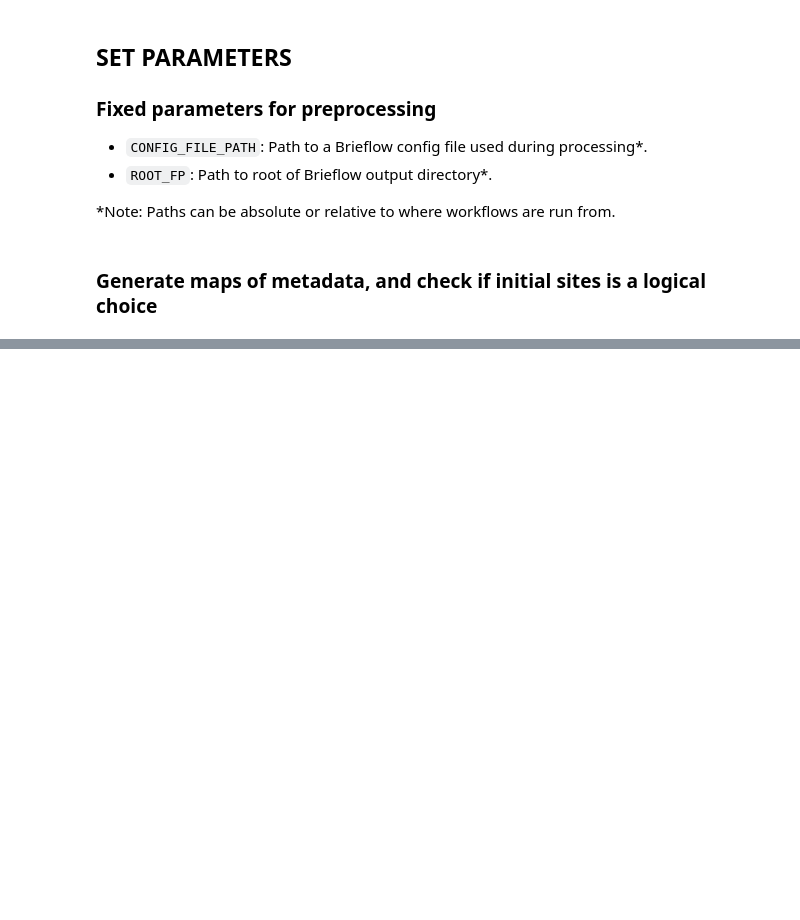
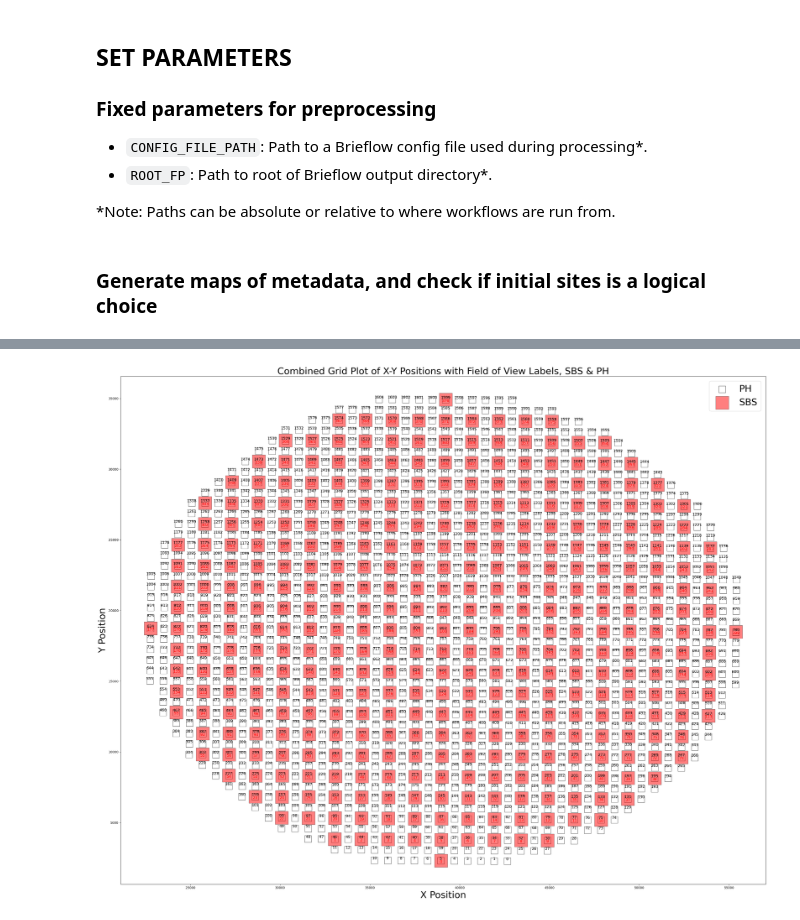
Before and after one commit to cheeseman-lab/brieflow, a Jupyter notebook: example_analysis/5.configure_merge_params.ipynb, the cells around one changed output, grey strips where cells are left out. Saved outputs shown, nothing was run; the diff lists cells and outputs as text; code cells hidden in the pictures; blank space fills up the shorter version.

```diff
--- a/example_analysis/5.configure_merge_params.ipynb
+++ b/example_analysis/5.configure_merge_params.ipynb
@@ -131,0 +121,66 @@ ph_test_metadata
+# %%
+plt.figure(figsize=(30, 24))
+
+# Scatter plot for PH data
+plt.scatter(
+    ph_test_metadata["x_pos"],
+    ph_test_metadata["y_pos"],
+    s=450,
+    c="white",
+    marker="s",
+    edgecolors="black",
+    linewidths=1,
+    alpha=0.7,
+    label="PH",
+)
+
+# Label each PH point with the 'field_of_view' variable
+for i, txt in enumerate(ph_test_metadata["tile"]):
+    plt.annotate(
+        txt,
+        (ph_test_metadata["x_pos"].iloc[i], ph_test_metadata["y_pos"].iloc[i]),
+        textcoords="offset points",
+        xytext=(0, 3),
+        ha="center",
+        fontsize=12,
+        color="black",
+    )
+
+# Scatter plot for SBS data
+plt.scatter(
+    sbs_test_metadata["x_pos"],
+    sbs_test_metadata["y_pos"],
+    s=1800,
+    c="red",
+    marker="s",
+    edgecolors="black",
+    linewidths=1,
+    alpha=0.5,
+    label="SBS",
+)
+
+# Label each SBS point with the 'field_of_view' variable
+for i, txt in enumerate(sbs_test_metadata["tile"]):
+    plt.annotate(
+        txt,
+        (sbs_test_metadata["x_pos"].iloc[i], sbs_test_metadata["y_pos"].iloc[i]),
+        textcoords="offset points",
+        xytext=(0, -7),
+        ha="center",
+        fontsize=12,
+        color="red",
+    )
+
+# Set labels and title
+plt.xlabel("X Position", fontsize=30)
+plt.ylabel("Y Position", fontsize=30)
+plt.title(
+    "Combined Grid Plot of X-Y Positions with Field of View Labels, SBS & PH",
+    fontsize=30,
+)
+
+plt.legend(fontsize=30)
+plt.tight_layout()
+plt.show()
+# %% [output]
+[figure, added]
```
Also changed, not shown: parts of 5 cells of this notebook, 2 other files.
